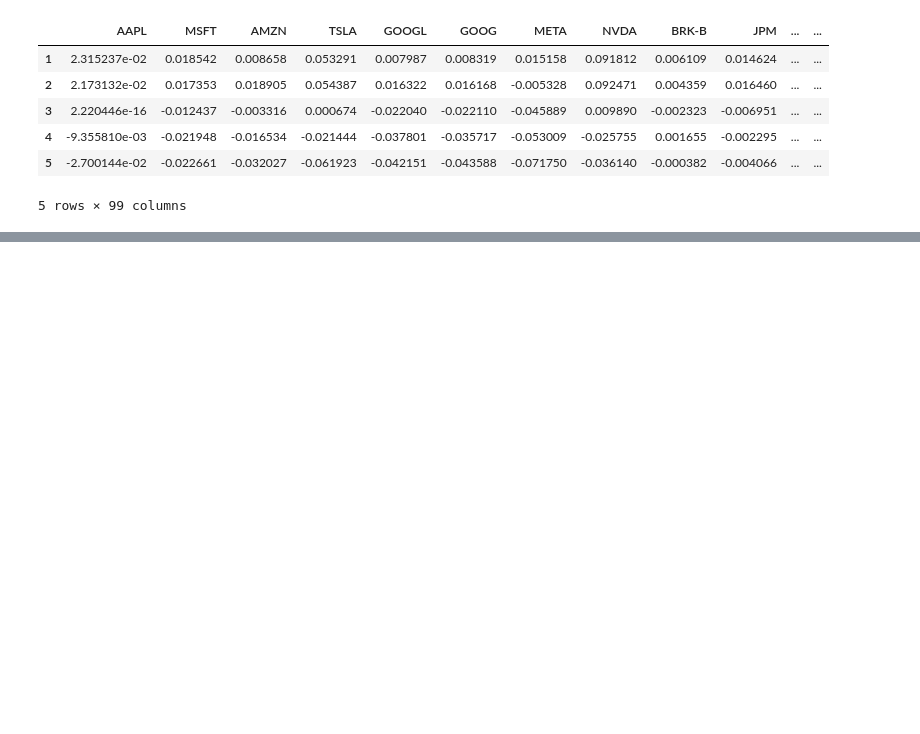
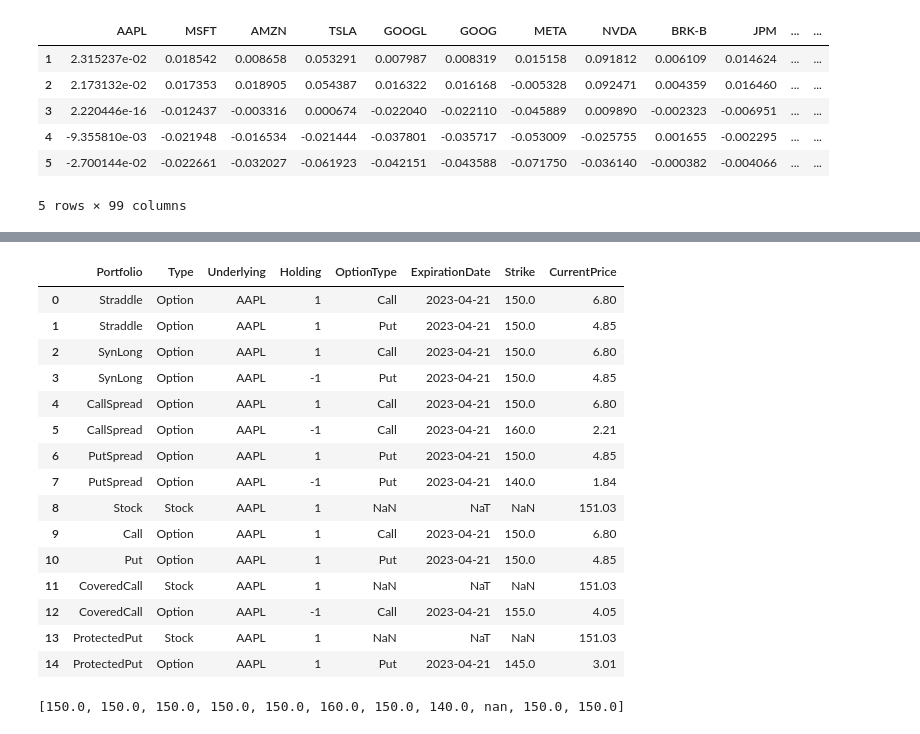
Before and after one commit to MEstrada21/FinTech-545-Spring2023, a Jupyter notebook: Week06/Project/HomeworkWeek06.ipynb, the cells around one changed output, grey strips where cells are left out. Cells and saved outputs as stored; diff of their text form; code cells hidden in the pictures; blank space fills up the shorter version.

```diff
--- a/Week06/Project/HomeworkWeek06.ipynb
+++ b/Week06/Project/HomeworkWeek06.ipynb
@@ -368,0 +392,31 @@ AAPLReturns
+# %%
+
+Option_Portfolio
+# current_date = 3/3/2023
+# Expiration_Date = Option_Portfolio["ExpirationDate"]
+# Expiration_Date
+# %% [output]
+|  | Portfolio | Type | Underlying | Holding | OptionType | ExpirationDate | Strike | CurrentPrice |
+| 0 | Straddle | Option | AAPL | 1 | Call | 2023-04-21 | 150.0 | 6.80 |
+| 1 | Straddle | Option | AAPL | 1 | Put | 2023-04-21 | 150.0 | 4.85 |
+| 2 | SynLong | Option | AAPL | 1 | Call | 2023-04-21 | 150.0 | 6.80 |
+| 3 | SynLong | Option | AAPL | -1 | Put | 2023-04-21 | 150.0 | 4.85 |
+| 4 | CallSpread | Option | AAPL | 1 | Call | 2023-04-21 | 150.0 | 6.80 |
+| 5 | CallSpread | Option | AAPL | -1 | Call | 2023-04-21 | 160.0 | 2.21 |
+| 6 | PutSpread | Option | AAPL | 1 | Put | 2023-04-21 | 150.0 | 4.85 |
+| 7 | PutSpread | Option | AAPL | -1 | Put | 2023-04-21 | 140.0 | 1.84 |
+| 8 | Stock | Stock | AAPL | 1 | NaN | NaT | NaN | 151.03 |
+| 9 | Call | Option | AAPL | 1 | Call | 2023-04-21 | 150.0 | 6.80 |
+| 10 | Put | Option | AAPL | 1 | Put | 2023-04-21 | 150.0 | 4.85 |
+| 11 | CoveredCall | Stock | AAPL | 1 | NaN | NaT | NaN | 151.03 |
+| 12 | CoveredCall | Option | AAPL | -1 | Call | 2023-04-21 | 155.0 | 4.05 |
+| 13 | ProtectedPut | Stock | AAPL | 1 | NaN | NaT | NaN | 151.03 |
+| 14 | ProtectedPut | Option | AAPL | 1 | Put | 2023-04-21 | 145.0 | 3.01 |
+# %%
+#make an array of implied volatility for optionPortfolio for Strike
+
+Option_Portfolio_Strike = list(Option_Portfolio.loc[0:10,"Strike"])
+Option_Portfolio_Strike_float = [float(strike) for strike in Option_Portfolio_Strike]
+Option_Portfolio_Strike_float
+# %% [output]
+[150.0, 150.0, 150.0, 150.0, 150.0, 160.0, 150.0, 140.0, nan, 150.0, 150.0]
```
Also changed, not shown: parts of 7 cells of this notebook.
